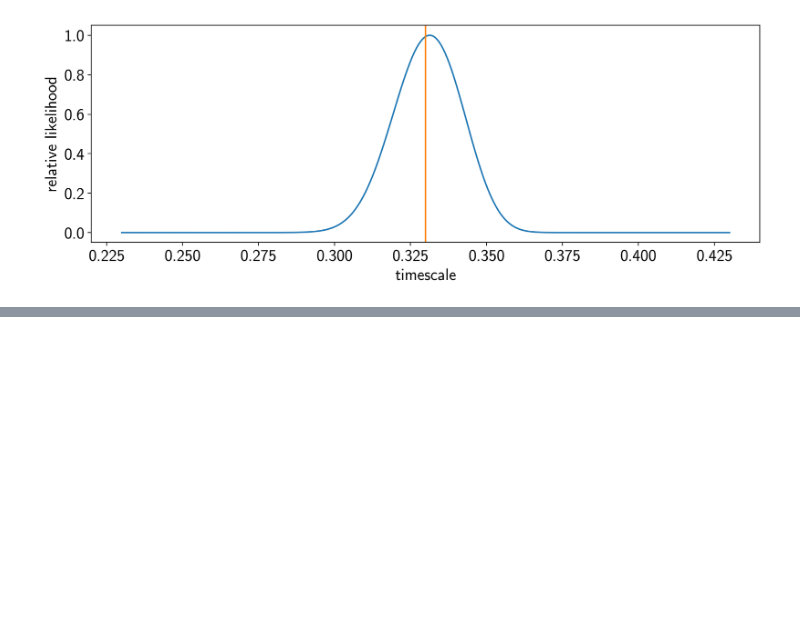
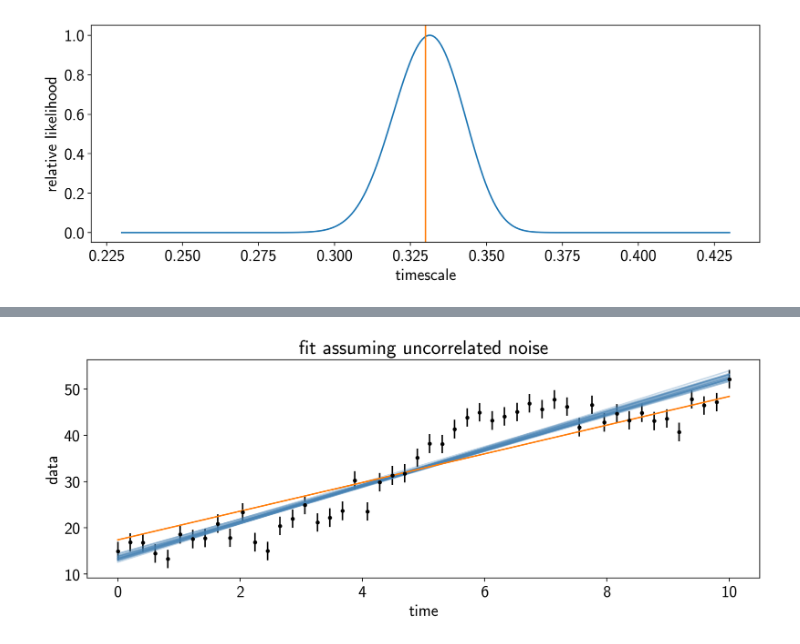
Before and after one commit to rodluger/tutorials, a Jupyter notebook: gps/answers/02-Inference.ipynb, the cells around one changed output, grey strips where cells are left out. Saved outputs shown, nothing was run; the diff lists cells and outputs as text; code cells hidden in the pictures; blank space fills up the shorter version.

```diff
--- a/gps/answers/02-Inference.ipynb
+++ b/gps/answers/02-Inference.ipynb
@@ -152,0 +271,22 @@ plt.ylabel("relative likelihood");
+# %%
+# Plot the data
+plt.errorbar(t, y, yerr=sigma, fmt=".k", capsize=0)
+
+# The positions where the prediction should be computed
+x = np.linspace(0, 10, 500)
+
+# Plot 24 posterior samples
+samples = sampler.flatchain
+for s in samples[np.random.randint(len(samples), size=24)]:
+    m, b = s
+    model = m * x + b
+    plt.plot(x, model, color="#4682b4", alpha=0.3)
+
+# Plot the truth
+plt.plot(x, m_true * x + b_true, "C1", label="truth")
+
+plt.ylabel("data")
+plt.xlabel("time")
+plt.title("fit assuming uncorrelated noise");
+# %% [output]
+[figure, added]
```
Also changed, not shown: parts of 19 cells of this notebook, 3 other files.
